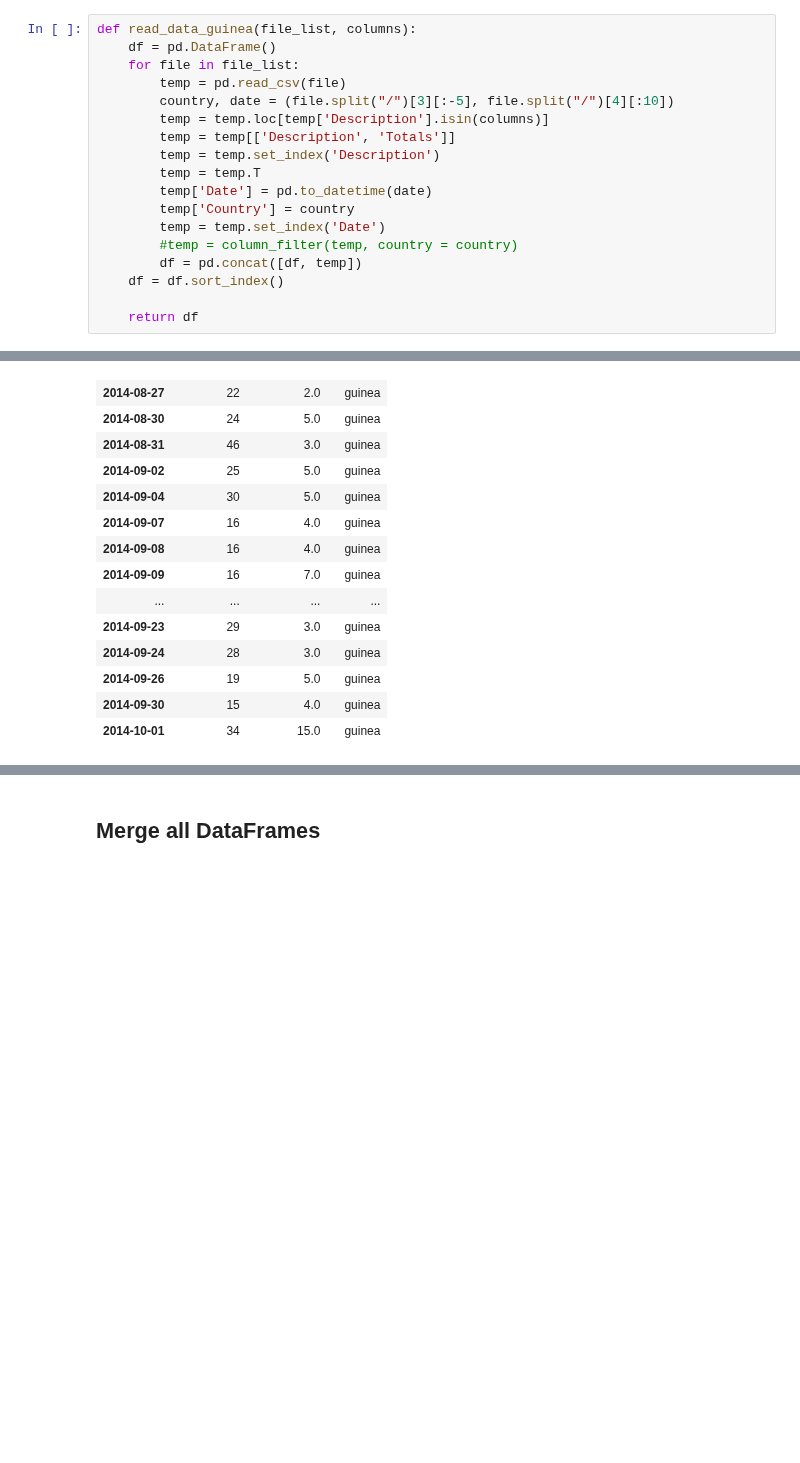
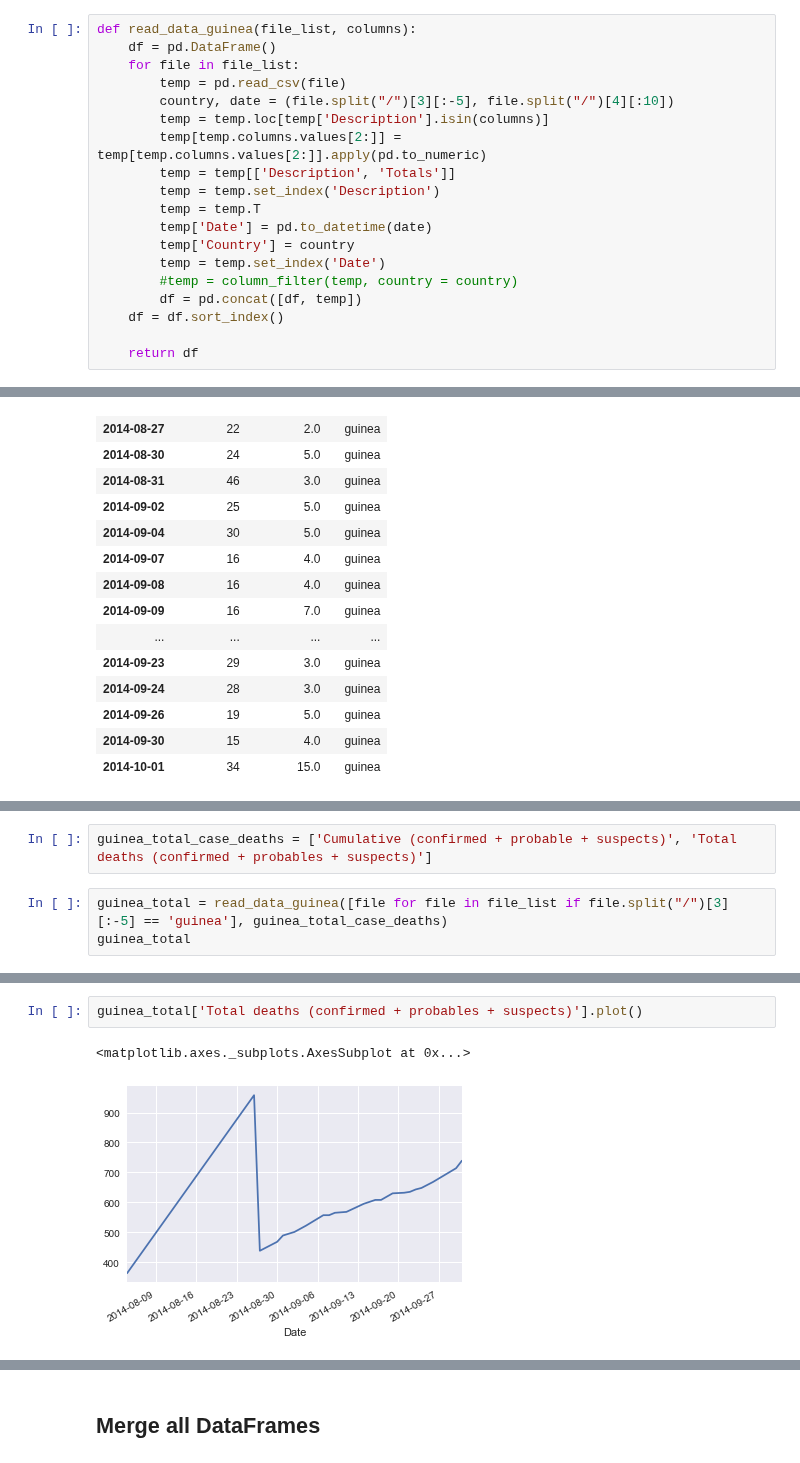
Before and after one commit to adamkozak/ADA2017-project, a Jupyter notebook: Homework/01 - Pandas and Data Wrangling/Homework 1.ipynb, the cells around one changed output, grey strips where cells are left out. Saved outputs shown, nothing was run; the diff lists cells and outputs as text; blank space fills up the shorter version.

```diff
--- a/Homework/01 - Pandas and Data Wrangling/Homework 1.ipynb
+++ b/Homework/01 - Pandas and Data Wrangling/Homework 1.ipynb
@@ -580,6 +578,7 @@ def read_data_guinea(file_list, columns):
         temp = pd.read_csv(file)
         country, date = (file.split("/")[3][:-5], file.split("/")[4][:10])
         temp = temp.loc[temp['Description'].isin(columns)]
+        temp[temp.columns.values[2:]] = temp[temp.columns.values[2:]].apply(pd.to_numeric)
         temp = temp[['Description', 'Totals']]
         temp = temp.set_index('Description')
         temp = temp.T
@@ -632,0 +640,5 @@ guinea
+# %%
+guinea_total_case_deaths = ['Cumulative (confirmed + probable + suspects)', 'Total deaths (confirmed + probables + suspects)']
+# %%
+guinea_total = read_data_guinea([file for file in file_list if file.split("/")[3][:-5] == 'guinea'], guinea_total_case_deaths)
+guinea_total
@@ -632,0 +664,5 @@ guinea
+# %%
+guinea_total['Total deaths (confirmed + probables + suspects)'].plot()
+# %% [output]
+<matplotlib.axes._subplots.AxesSubplot at 0x...>
+[figure, added]
```
Also changed, not shown: parts of 31 cells of this notebook.
